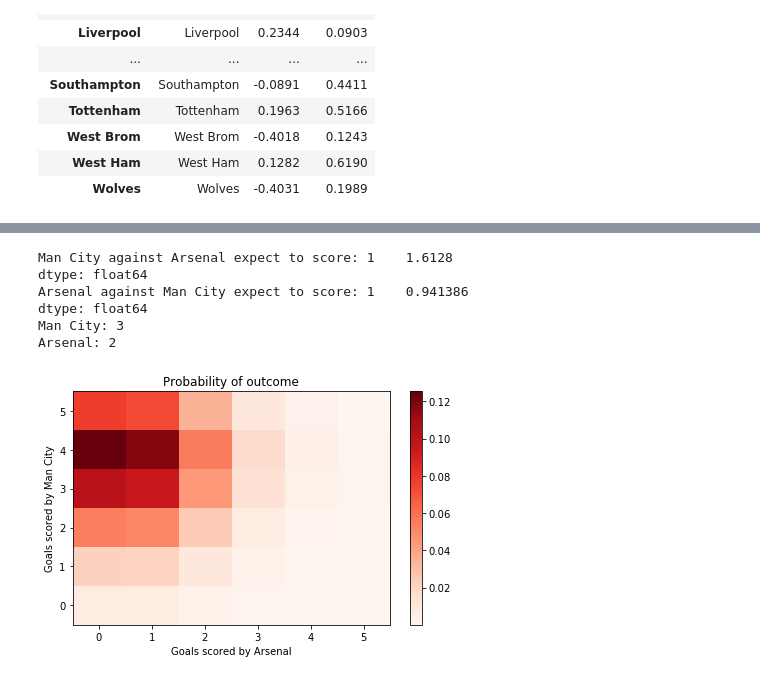
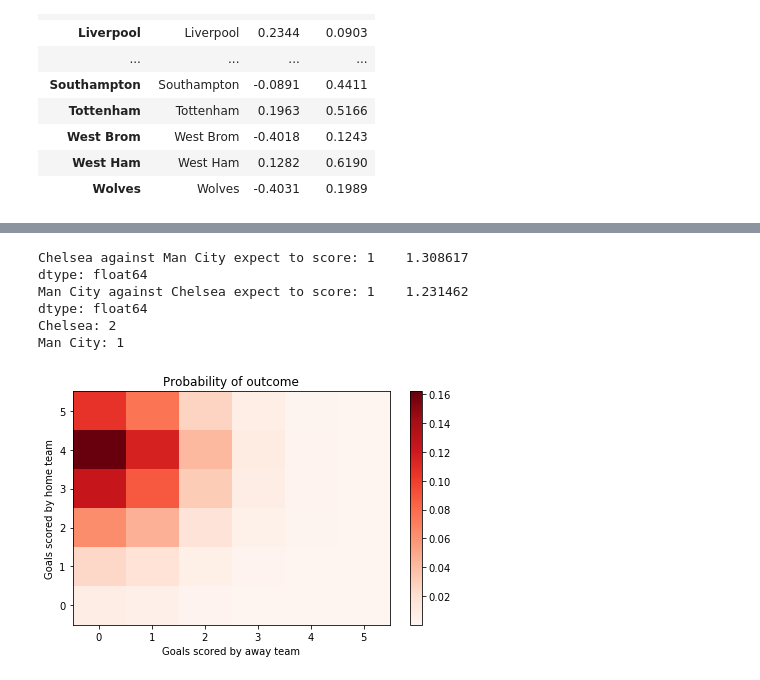
Before and after one commit to yashkarle/soccer-ds-stats, a Jupyter notebook: Projects/4UppsalaMMS/5_SimMatches/sim_match.ipynb, the cells around one changed output, grey strips where cells are left out. Drawn from its saved outputs; the diff is of its cells as text; code cells hidden in the pictures.

```diff
--- a/Projects/4UppsalaMMS/5_SimMatches/sim_match.ipynb
+++ b/Projects/4UppsalaMMS/5_SimMatches/sim_match.ipynb
@@ -120,0 +191,17 @@ import seaborn
+# %%
+def calc_team_xG(df_shots, metric=None, metric_value=None):
+    if metric:
+        home_xg_df = pd.DataFrame(df_shots[(df_shots.h_a == 'h') & (df_shots[metric] == metric_value)].groupby(['match_id','h_team'])['xG'].sum().reset_index())
+        home_xg_df.rename(columns={'xG': f'home_{metric_value}_xG'}, inplace=True)
+        df_shots = df_shots.merge(home_xg_df, left_on=['match_id','h_team'], right_on=['match_id','h_team'])
+        away_xg_df = pd.DataFrame(df_shots[(df_shots.h_a == 'a') & (df_shots[metric] == metric_value)].groupby(['match_id','a_team'])['xG'].sum().reset_index())
+        away_xg_df.rename(columns={'xG': f'away_{metric_value}_xG'}, inplace=True)
+        df_shots = df_shots.merge(away_xg_df, left_on=['match_id','a_team'], right_on=['match_id','a_team'])
+    else:
+        home_xg_df = pd.DataFrame(df_shots[df_shots.h_a == 'h'].groupby(['match_id','h_team'])['xG'].sum().reset_index())
+        home_xg_df.rename(columns={'xG': 'home_xG'}, inplace=True)
+        df_shots = df_shots.merge(home_xg_df, left_on=['match_id','h_team'], right_on=['match_id','h_team'])
+        away_xg_df = pd.DataFrame(df_shots[df_shots.h_a == 'a'].groupby(['match_id','a_team'])['xG'].sum().reset_index())
+        away_xg_df.rename(columns={'xG': 'away_xG'}, inplace=True)
+        df_shots = df_shots.merge(away_xg_df, left_on=['match_id','a_team'], right_on=['match_id','a_team'])
+    return df_shots
@@ -141,0 +329,3 @@ Length: 98, dtype: float64
+# %%
+merged_df = df_shots.merge(df_match,
+                          left_on=['h_team', 'a_team'], right_on=['HomeTeam', 'AwayTeam'])
@@ -170,10 +396,14 @@ Index(['Max<2.5', 'Avg>2.5', 'Avg<2.5', 'AHh', 'B365AHH', 'B365AHA', 'PAHH',
        'AvgCAHH', 'AvgCAHA'],
       dtype='object')
 # %%
-goal_model_data = pd.concat([epl[['HomeTeam','AwayTeam','HomeGoals']].assign(home=1).rename(
-            columns={'HomeTeam':'team', 'AwayTeam':'opponent','HomeGoals':'goals'}),
-           epl[['AwayTeam','HomeTeam','AwayGoals']].assign(home=0).rename(
-            columns={'AwayTeam':'team', 'HomeTeam':'opponent','AwayGoals':'goals'})])
+goal_model_data = pd.concat([merged_df[['HomeTeam', 'AwayTeam', 'HomeGoals', 'home_xG', 'HomeShots', 'HomeSoT', 'HomeCorners']].assign(home=1).rename(
+            columns={'HomeTeam':'team', 'AwayTeam':'opponent', 'HomeGoals':'goals', 'home_xG': 'xG', 'HomeShots': 'shots', 'HomeSoT': 'shots_ot', 'HomeCorners': 'corners'}),
+           merged_df[['AwayTeam', 'HomeTeam', 'AwayGoals', 'away_xG', 'AwayShots', 'AwaySoT', 'AwayCorners']].assign(home=0).rename(
+            columns={'AwayTeam':'team', 'HomeTeam':'opponent', 'AwayGoals':'goals', 'away_xG': 'xG', 'AwayShots': 'shots', 'AwaySoT': 'shots_ot', 'AwayCorners': 'corners'})])
+
+
+goal_model_data = goal_model_data.drop_duplicates()
+
 goal_model_data.info()
 # %% [output]
 <class 'pandas.core.frame.DataFrame'>
@@ -201,5 +449,5 @@ goal_model_data
 # %%
-poisson_model = smf.glm(formula="goals ~ home + team + opponent", data=goal_model_data,
+poisson_model = smf.glm(formula="goals ~ home + team + opponent + xG + shots + shots_ot + corners", data=goal_model_data,
                         family=sm.families.Poisson()).fit()
 poisson_model.summary()
 # %% [output]
@@ -277,11 +525,11 @@ ax.set_xlabel('Team', fontsize = 24, labelpad=10);
 # %%
 # Set teams here
-home_team='Man City'
-away_team='Arsenal'
+home_team='Chelsea'
+away_team='Man City'
 
 #Predict for Arsenal vs. Manchester City
-home_score_rate=poisson_model.predict(pd.DataFrame(data={'team': home_team, 'opponent': away_team,'home':1},index=[1]))
-away_score_rate=poisson_model.predict(pd.DataFrame(data={'team': away_team, 'opponent': home_team,'home':0},index=[1]))
+home_score_rate=poisson_model.predict(pd.DataFrame(data={'team': home_team, 'opponent': away_team, 'xG': 2.1, 'shots': 14, 'shots_ot': 6, 'corners': 3, 'home':1},index=[1]))
+away_score_rate=poisson_model.predict(pd.DataFrame(data={'team': away_team, 'opponent': home_team, 'xG': 1.1, 'shots': 7, 'shots_ot': 2, 'corners': 3, 'home':0},index=[1]))
 print(home_team + ' against ' + away_team + ' expect to score: ' + str(home_score_rate))
 print(away_team + ' against ' + home_team + ' expect to score: ' + str(away_score_rate))
 
@@ -291,42 +539,41 @@ away_goals=np.random.poisson(away_score_rate)
 print(home_team + ': ' + str(home_goals[0]))
 print(away_team + ': '  + str(away_goals[0]))
 # %% [output]
-Man City against Arsenal expect to score: 1    1.6128
+Chelsea against Man City expect to score: 1    1.308617
 dtype: float64
-Arsenal against Man City expect to score: 1    0.941386
+Man City against Chelsea expect to score: 1    1.231462
 dtype: float64
-Man City: 3
-Arsenal: 2
+Chelsea: 2
+Man City: 1
 # %%
 # Code to caluclate the goals for the match.
 def simulate_match(foot_model, homeTeam, awayTeam, max_goals=10):
-    home_goals_avg = foot_model.predict(pd.DataFrame(data={'team': homeTeam,'opponent': awayTeam, 'home': 1},index=[1])).values[0]
-    away_goals_avg = foot_model.predict(pd.DataFrame(data={'team': awayTeam,'opponent': homeTeam, 'home': 0},index=[1])).values[0]
+    home_goals_avg = foot_model.predict(pd.DataFrame(data={'team': homeTeam, 'opponent': awayTeam, 'xG': 1.1, 'shots': 6, 'shots_ot': 4, 'corners': 5, 'home':1},index=[1])).values[0]
+    away_goals_avg = foot_model.predict(pd.DataFrame(data={'team': awayTeam, 'opponent': homeTeam, 'xG': 1.1, 'shots': 7, 'shots_ot': 2, 'corners': 3, 'home':0},index=[1])).values[0]
     team_pred = [[poisson.pmf(i, team_avg) for i in range(0, max_goals + 1)] for team_avg in [home_goals_avg, away_goals_avg]]
     return (np.outer(np.array(team_pred[0]), np.array(team_pred[1])))
 
 #Fill in the matrix
-max_goals=5
-score_matrix=simulate_match(poisson_model, home_team, away_team,max_goals)
+score_matrix=simulate_match(poisson_model, homeTeam='Man City', awayTeam='Chelsea', max_goals=5)
 
 fig=plt.figure()
 ax=fig.add_subplot(1,1,1)
 pos=ax.imshow(score_matrix, extent=[-0.5,max_goals+0.5,-0.5,max_goals+0.5], aspect='auto',cmap=plt.cm.Reds)
 fig.colorbar(pos, ax=ax)
 ax.set_title('Probability of outcome')
 plt.xlim((-0.5,5.5))
 plt.ylim((-0.5,5.5))
 plt.tight_layout()
-ax.set_xlabel('Goals scored by ' + away_team)
-ax.set_ylabel('Goals scored by ' + home_team)
+ax.set_xlabel('Goals scored by away team')
+ax.set_ylabel('Goals scored by home team')
 plt.show()
 
 #Home, draw, away probabilities
 homewin=np.sum(np.tril(score_matrix, -1))
 draw=np.sum(np.diag(score_matrix))
 awaywin=np.sum(np.triu(score_matrix, 1))
 # %% [output]
-[figure, old version]
+[figure, new version]
 # %%
 print(homewin, draw, awaywin)
 # %% [output]
```
Also changed, not shown: parts of 21 cells of this notebook, 2 other files.
